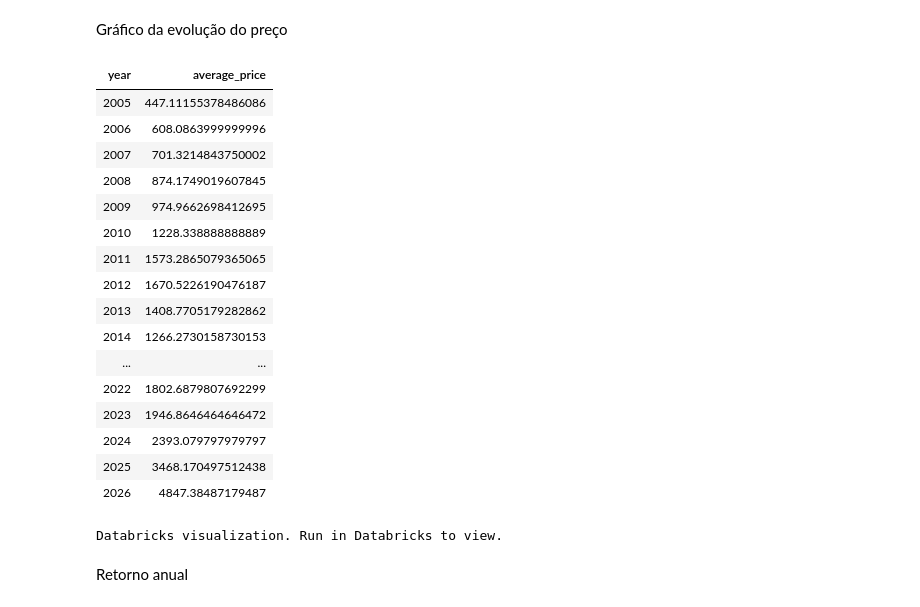
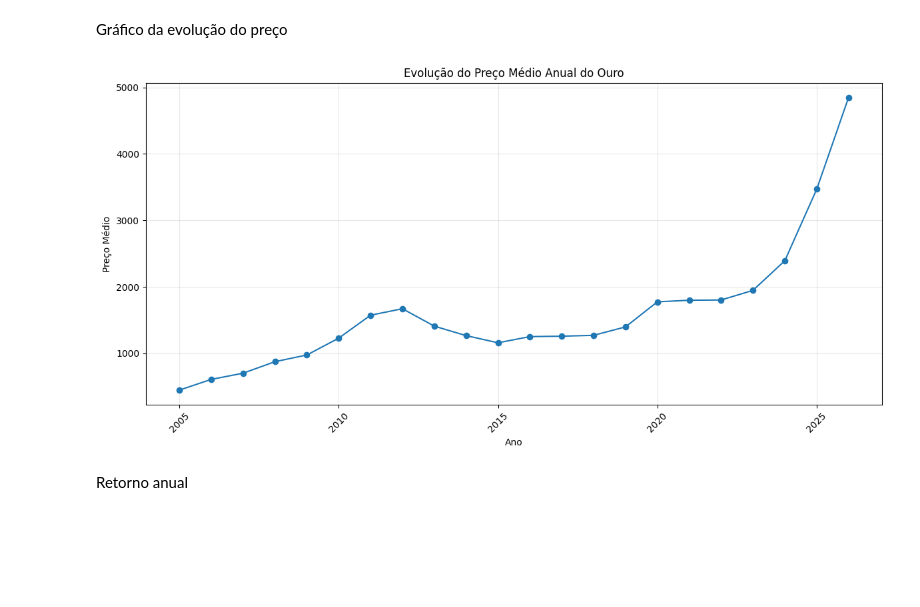
Before and after one commit to lalipedrozo/PUC_MVP_Engenharia_de_Dados, a Jupyter notebook: PUC_MVP_Engenharia_de_Dados.ipynb, the cells around one changed output. Cells and saved outputs as stored; diff of their text form; code cells hidden in the pictures; blank space fills up the shorter version.

```diff
--- a/PUC_MVP_Engenharia_de_Dados.ipynb
+++ b/PUC_MVP_Engenharia_de_Dados.ipynb
@@ -831,33 +831,34 @@ display(
 | 2026 | 4361.55 | 5157.8 | 4847.38487179487 | 18.256124542880393 |
 # %% [markdown]
 Gráfico da evolução do preço
-# %%
-display(
-    df_analysis_yearly
-    .select(
-        "year",
-        "average_price"
-    )
-    .orderBy("year")
-)
-# %% [output]
-| year | average_price |
-| 2005 | 447.11155378486086 |
-| 2006 | 608.0863999999996 |
-| 2007 | 701.3214843750002 |
-| 2008 | 874.1749019607845 |
-| 2009 | 974.9662698412695 |
-| 2010 | 1228.338888888889 |
-| 2011 | 1573.2865079365065 |
-| 2012 | 1670.5226190476187 |
-| 2013 | 1408.7705179282862 |
-| 2014 | 1266.2730158730153 |
-| ... | ... |
-| 2022 | 1802.6879807692299 |
-| 2023 | 1946.8646464646472 |
-| 2024 | 2393.079797979797 |
-| 2025 | 3468.170497512438 |
-| 2026 | 4847.38487179487 |
-Databricks visualization. Run in Databricks to view.
+# %%
+import matplotlib.pyplot as plt
+
+# Preparar os dados para o gráfico
+df_plot = (
+    df_analysis_yearly
+    .select("year", "average_price")
+    .orderBy("year")
+    .toPandas()
+)
+
+# Gráfico da evolução do preço médio anual
+plt.figure(figsize=(12, 6))
+plt.plot(
+    df_plot["year"],
+    df_plot["average_price"],
+    marker="o"
+)
+
+plt.title("Evolução do Preço Médio Anual do Ouro")
+plt.xlabel("Ano")
+plt.ylabel("Preço Médio")
+plt.grid(True, alpha=0.3)
+plt.xticks(rotation=45)
+plt.tight_layout()
+
+plt.show()
+# %% [output]
+[figure, added]
 # %% [markdown]
 Retorno anual
```
Also changed, not shown: parts of 6 cells of this notebook.
